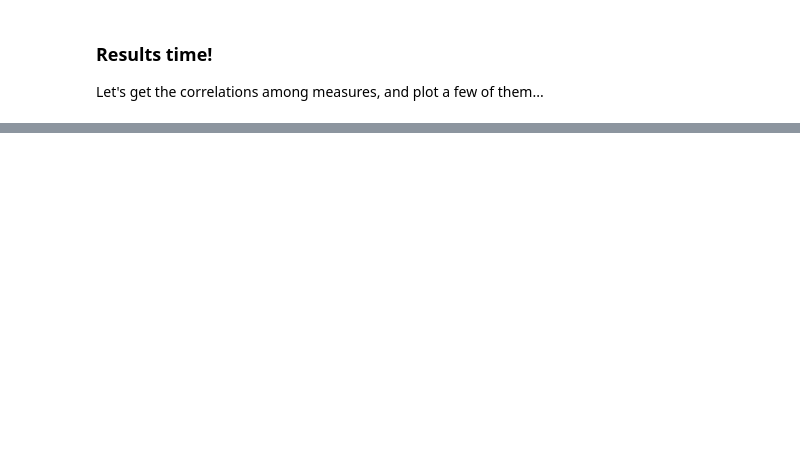
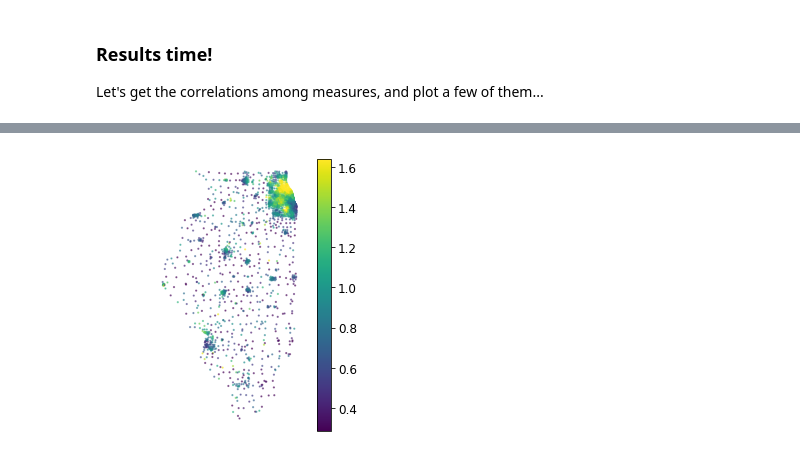
Before and after one commit to pysal/access, a Jupyter notebook: notebooks/examples.ipynb, the cells around one changed output, grey strips where cells are left out. Saved outputs shown, nothing was run; the diff lists cells and outputs as text; code cells hidden in the pictures; blank space fills up the shorter version.

```diff
--- a/notebooks/examples.ipynb
+++ b/notebooks/examples.ipynb
@@ -121,0 +175,4 @@ ax.set_axis_off()
+# %%
+plot("3sfca_dentist", swap = True)
+# %% [output]
+[figure, added]
```
Also changed, not shown: parts of 18 cells of this notebook, 7 other files.
